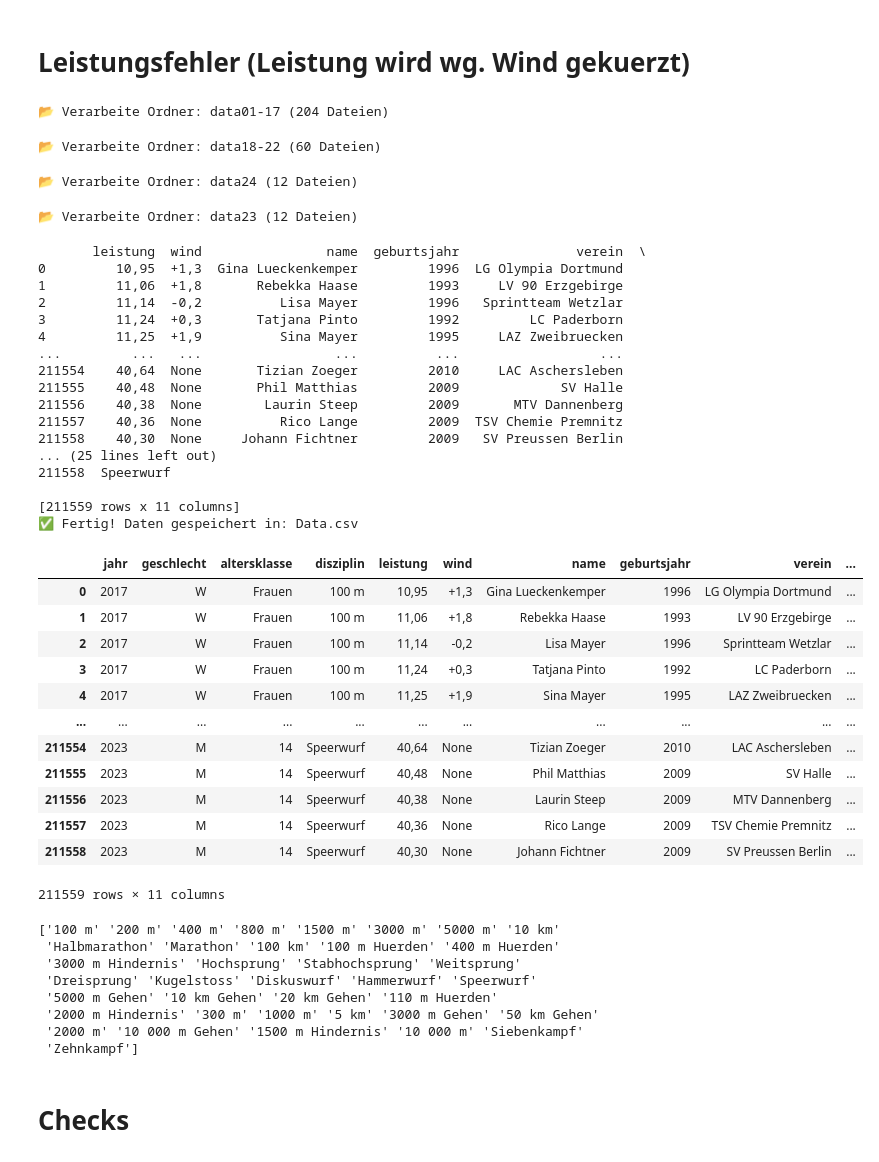
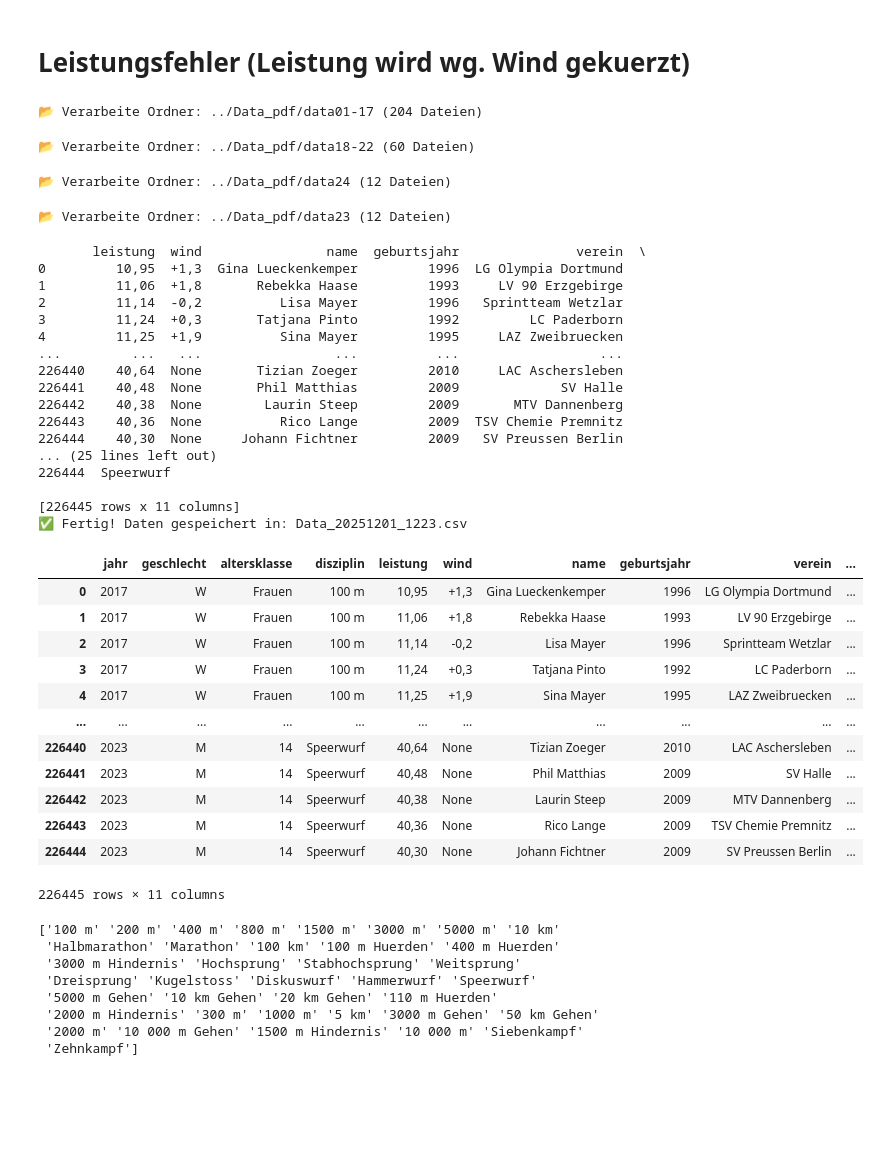
Before and after one commit to maxwernz/Data-Literacy, a Jupyter notebook: data_csv/getCSV.ipynb, the cells around one changed output. Saved outputs shown, nothing was run; the diff lists cells and outputs as text; code cells hidden in the pictures; blank space fills up the shorter version.

Commit message:
IAAF Scores + 2023/24 working

```diff
--- a/data_csv/getCSV.ipynb
+++ b/data_csv/getCSV.ipynb
@@ -110,7 +159,13 @@ line_pattern_01_17 = re.compile(
 # 24
 line_pattern_24 = re.compile(
     r"^(?:[1-9]\d?|50)\s+"                              # Platz 1–50, zwingend
-    r"(?P<leistung>\d{1,2},\d{2})\s+"                  # Leistung
+    r"(?P<leistung>("
+    r"\d{1,2},\d{1,2}|"                                 # SS,S oder SS,SS
+    r"\d{1,2}:\d{2},\d{2}|"                              # M:SS,SS
+    r"\d{1,2}:\d{2}:\d{2}|"                             # H:MM:SS
+    r"\d{1,2}:\d{2}|"                                   # M:SS
+    r"\d{1,5}(?:\.\d{3})?"                              # Punkte, z.B. 8307
+    r"))\s*"
     r"(?:(?P<wind>[+-]?\d,\d)\s+)?"                    # optionaler Wind
     r"(?P<name>[A-Za-zÄÖÜäöüß'´`\- ]+?)\s+"            # Name
     r"(?P<geburtsjahr>\d{4})"                          # Geburtsjahr
@@ -122,7 +177,13 @@ line_pattern_24 = re.compile(
 # 23
 line_pattern_23 = re.compile(
     r"^(?:([1-9]\d?|50)\s+)?"                        # Platz optional (1–50)
-    r"(?P<leistung>\d{1,2},\d{2})\s+"               # Leistung
+    r"(?P<leistung>("
+    r"\d{1,2},\d{1,2}|"                              # SS,S oder SS,SS
+    r"\d{1,2}:\d{2},\d{2}|"                          # M:SS,SS
+    r"\d{1,2}:\d{2}:\d{2}|"                          # H:MM:SS
+    r"\d{1,2}:\d{2}|"                                # M:SS
+    r"\d{1,5}(?:\.\d{3})?"                               # Punkte, z.B. 8307
+    r"))\s*"
     r"(?:(?P<wind>\(?[+-]?\d,\d\)?)\s+)?"           # optionaler Wind, auch in Klammern
     r"(?P<name>[A-Za-zÄÖÜäöüß'´`\- ]+?)\s+"         # Name
     r"(?P<geburtsjahr>\d{4})\s+"                    # Geburtsjahr
@@ -139,7 +200,7 @@ line_pattern_18_22 = re.compile(
         r"\d{1,2}:\d{2},\d{2}|"                           # M:SS,SS
         r"\d{1,2}:\d{2}:\d{2}|"                           # H:MM:SS
         r"\d{1,2}:\d{2}|"                                 # M:SS
-        r"\d{1,3}(?:\.\d{3})?"                            # Punkte, z.B. 8307
+        r"\d{1,5}(?:\.\d{3})?"                            # Punkte, z.B. 8307
     r"))\s*"
     r"(?:(?:\(?\s*(?P<wind>[+-]?\d,[0-9])\s*\)?)\s+)?"     # Wind optional, auch mit ()
     r"(?P<name>[A-Za-zÄÖÜäöüß'´`\- ]+?)\s+"                # Name
@@ -226,7 +287,7 @@ discipline_standardization = {
     "Diskuswurf": "Diskuswurf", "Hammerwurf": "Hammerwurf",
 
     # Mehrkampf
-    "Zehnkampf": "Zehnkampf", "Siebenkampf": "Siebenkampf"
+    "Zehnkampf": "Zehnkampf", "10-Kampf": "Zehnkampf", "Siebenkampf": "Siebenkampf", "7-Kampf": "Siebenkampf",
 }
 
 
@@ -325,7 +386,7 @@ def parse_pdf(pdf_path):
                     # Standardisierte Schreibweise (immer Leerzeichen)
                     current_discipline = discipline_standardization.get(current_discipline, current_discipline)
                     if DEBUG:
-                        if (current_discipline == "Speerwurf"):
+                        if (current_discipline == "Siebenkampf" or current_discipline == "Zehnkampf"):
                             print("Debug")
                     continue
                 # Result line detected
@@ -364,10 +425,10 @@ all_results = []
 
 if DEBUG:
     idx = 0
-    pdf_folder = Path("data01-17")
-    line_pattern = line_pattern_01_17
+    pdf_folder = Path("../Data_pdf/data18-22")
+    line_pattern = line_pattern_18_22
     for pdf_file in pdf_folder.glob("*.pdf"):
-        if "2017" not in pdf_file.name or "junioren" not in pdf_file.name:
+        if "2022" not in pdf_file.name or "maenner" not in pdf_file.name:
             continue
         print(f"Processing: {pdf_file.name}")
         all_results.extend(parse_pdf(pdf_file))
@@ -376,7 +437,7 @@ if DEBUG:
             break
 else:
     for key in pdf_year:
-        pdf_folder = Path(key)
+        pdf_folder = Path(f"../Data_pdf/{key}")
         line_pattern = pdf_year[key]
         pdf_files = list(pdf_folder.glob("*.pdf"))
 
@@ -396,53 +457,56 @@ print(df)
 
 # Spalten sortieren
 df = df[["jahr", "geschlecht", "altersklasse", "disziplin",
          "leistung", "wind", "name", "geburtsjahr",
          "verein", "datum", "ort"]]
 
 
 # CSV speichern
 if not DEBUG:
     df = fix_incomplete_leistung(df)
-    df.to_csv("Data.csv", index=False, sep=";")
+    df = fix_manual_errors(df)
+    df = add_iaaf_scores(df)
+    date_str = datetime.now().strftime("%Y%m%d_%H%M")
+    df.to_csv(f"Data_{date_str}.csv", index=False, sep=";")
 
-print("✅ Fertig! Daten gespeichert in: Data.csv")
+print(f"✅ Fertig! Daten gespeichert in: Data_{date_str}.csv")
 # df.head(10)
 df
 # %% [output]
-📂 Verarbeite Ordner: data01-17 (204 Dateien)
+📂 Verarbeite Ordner: ../Data_pdf/data01-17 (204 Dateien)
-📂 Verarbeite Ordner: data18-22 (60 Dateien)
+📂 Verarbeite Ordner: ../Data_pdf/data18-22 (60 Dateien)
-📂 Verarbeite Ordner: data24 (12 Dateien)
+📂 Verarbeite Ordner: ../Data_pdf/data24 (12 Dateien)
-📂 Verarbeite Ordner: data23 (12 Dateien)
+📂 Verarbeite Ordner: ../Data_pdf/data23 (12 Dateien)
        leistung  wind                name  geburtsjahr               verein  \
 0         10,95  +1,3  Gina Lueckenkemper         1996  LG Olympia Dortmund
 1         11,06  +1,8       Rebekka Haase         1993     LV 90 Erzgebirge
 2         11,14  -0,2          Lisa Mayer         1996   Sprintteam Wetzlar
 3         11,24  +0,3       Tatjana Pinto         1992         LC Paderborn
 4         11,25  +1,9          Sina Mayer         1995     LAZ Zweibruecken
 ...         ...   ...                 ...          ...                  ...
-211554    40,64  None       Tizian Zoeger         2010     LAC Aschersleben
-211555    40,48  None       Phil Matthias         2009             SV Halle
-211556    40,38  None        Laurin Steep         2009       MTV Dannenberg
-211557    40,36  None          Rico Lange         2009  TSV Chemie Premnitz
-211558    40,30  None     Johann Fichtner         2009   SV Preussen Berlin
+226440    40,64  None       Tizian Zoeger         2010     LAC Aschersleben
+226441    40,48  None       Phil Matthias         2009             SV Halle
+226442    40,38  None        Laurin Steep         2009       MTV Dannenberg
+226443    40,36  None          Rico Lange         2009  TSV Chemie Premnitz
+226444    40,30  None     Johann Fichtner         2009   SV Preussen Berlin
 ... (25 lines left out)
-211558  Speerwurf
+226444  Speerwurf
 
-[211559 rows x 11 columns]
-✅ Fertig! Daten gespeichert in: Data.csv
+[226445 rows x 11 columns]
+✅ Fertig! Daten gespeichert in: Data_20251201_1223.csv
 |  | jahr | geschlecht | altersklasse | disziplin | leistung | wind | name | geburtsjahr | verein | ... |
 | 0 | 2017 | W | Frauen | 100 m | 10,95 | +1,3 | Gina Lueckenkemper | 1996 | LG Olympia Dortmund | ... |
 | 1 | 2017 | W | Frauen | 100 m | 11,06 | +1,8 | Rebekka Haase | 1993 | LV 90 Erzgebirge | ... |
 | 2 | 2017 | W | Frauen | 100 m | 11,14 | -0,2 | Lisa Mayer | 1996 | Sprintteam Wetzlar | ... |
 | 3 | 2017 | W | Frauen | 100 m | 11,24 | +0,3 | Tatjana Pinto | 1992 | LC Paderborn | ... |
 | 4 | 2017 | W | Frauen | 100 m | 11,25 | +1,9 | Sina Mayer | 1995 | LAZ Zweibruecken | ... |
 | ... | ... | ... | ... | ... | ... | ... | ... | ... | ... | ... |
-| 211554 | 2023 | M | 14 | Speerwurf | 40,64 | None | Tizian Zoeger | 2010 | LAC Aschersleben | ... |
-| 211555 | 2023 | M | 14 | Speerwurf | 40,48 | None | Phil Matthias | 2009 | SV Halle | ... |
-| 211556 | 2023 | M | 14 | Speerwurf | 40,38 | None | Laurin Steep | 2009 | MTV Dannenberg | ... |
-| 211557 | 2023 | M | 14 | Speerwurf | 40,36 | None | Rico Lange | 2009 | TSV Chemie Premnitz | ... |
-| 211558 | 2023 | M | 14 | Speerwurf | 40,30 | None | Johann Fichtner | 2009 | SV Preussen Berlin | ... |
+| 226440 | 2023 | M | 14 | Speerwurf | 40,64 | None | Tizian Zoeger | 2010 | LAC Aschersleben | ... |
+| 226441 | 2023 | M | 14 | Speerwurf | 40,48 | None | Phil Matthias | 2009 | SV Halle | ... |
+| 226442 | 2023 | M | 14 | Speerwurf | 40,38 | None | Laurin Steep | 2009 | MTV Dannenberg | ... |
+| 226443 | 2023 | M | 14 | Speerwurf | 40,36 | None | Rico Lange | 2009 | TSV Chemie Premnitz | ... |
+| 226444 | 2023 | M | 14 | Speerwurf | 40,30 | None | Johann Fichtner | 2009 | SV Preussen Berlin | ... |
-211559 rows × 11 columns
+226445 rows × 11 columns
 # %%
 df = pd.read_csv("Data.csv", sep=";")
 
@@ -496,5 +560,3 @@ print(df["disziplin"].unique())
  'Zehnkampf']
 # %%
 df.to_csv("Data.csv", index=False, sep=";")
-# %% [markdown]
-# Checks
```
Also changed, not shown: parts of 9 cells of this notebook, 12 other files.
